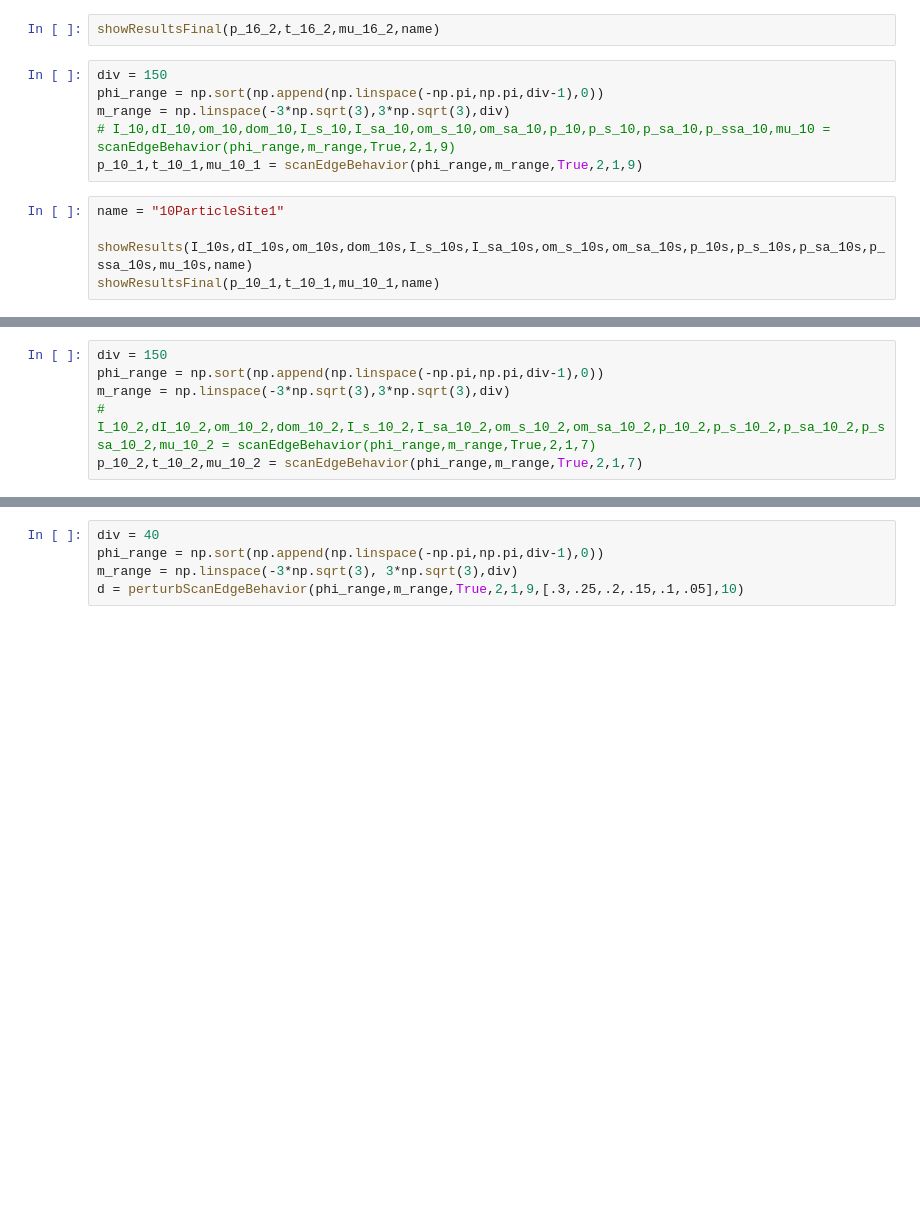
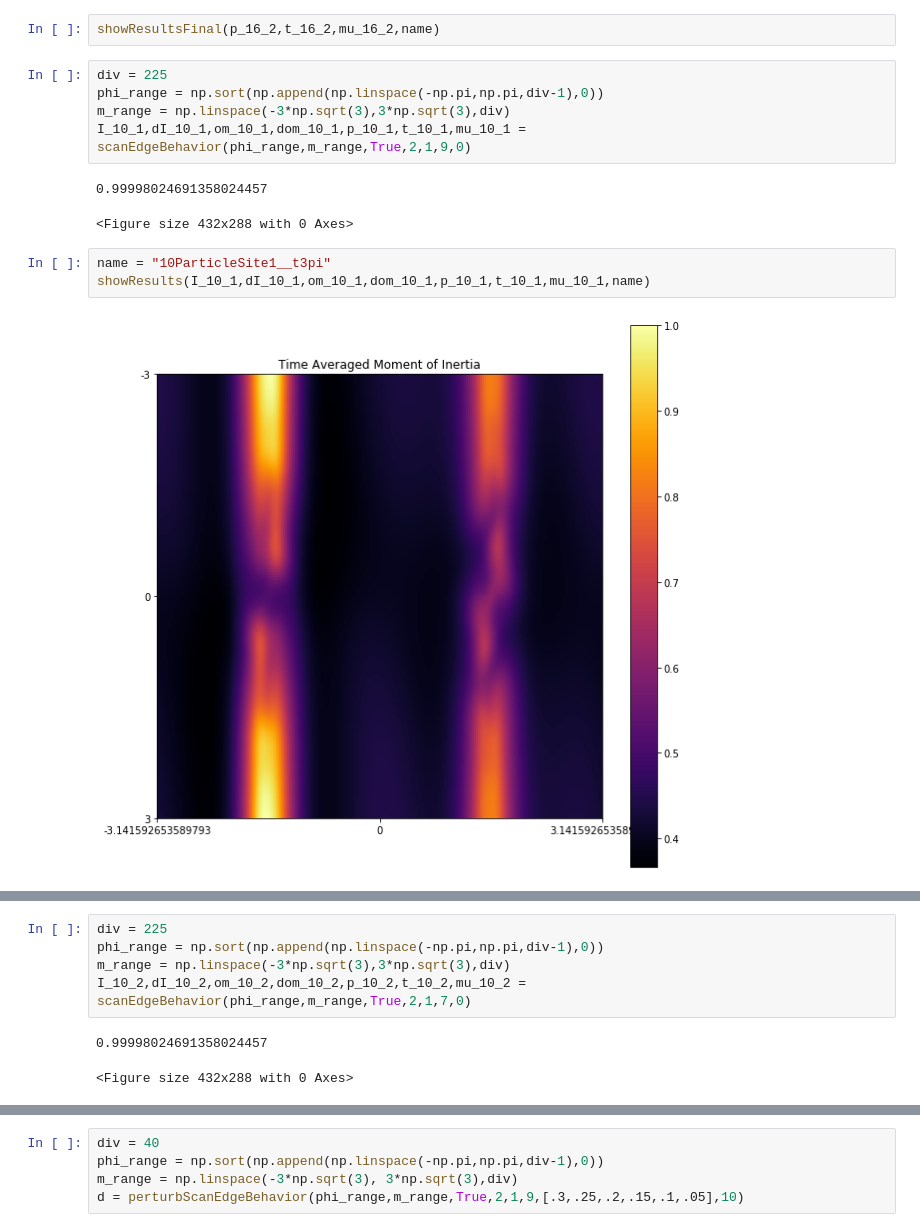
Before and after one commit to JordanK10/bernien_lab, a Jupyter notebook: Hamiltonians/Haldane_Model/hexagonal_lattice.ipynb, the cells around one changed output, grey strips where cells are left out. Saved outputs shown, nothing was run; the diff lists cells and outputs as text; blank space fills up the shorter version.

```diff
--- a/Hamiltonians/Haldane_Model/hexagonal_lattice.ipynb
+++ b/Hamiltonians/Haldane_Model/hexagonal_lattice.ipynb
@@ -861,13 +840,15 @@ showResults(I_19_2,dI_19_2,om_19_2,dom_19_2,I_s_19_2,I_sa_19_2,om_s_19_2,om_sa_1
 # %%
 showResultsFinal(p_16_2,t_16_2,mu_16_2,name)
 # %%
-div = 150
+div = 225
 phi_range = np.sort(np.append(np.linspace(-np.pi,np.pi,div-1),0))
 m_range = np.linspace(-3*np.sqrt(3),3*np.sqrt(3),div)
-# I_10,dI_10,om_10,dom_10,I_s_10,I_sa_10,om_s_10,om_sa_10,p_10,p_s_10,p_sa_10,p_ssa_10,mu_10 = scanEdgeBehavior(phi_range,m_range,True,2,1,9)
-p_10_1,t_10_1,mu_10_1 = scanEdgeBehavior(phi_range,m_range,True,2,1,9)
+I_10_1,dI_10_1,om_10_1,dom_10_1,p_10_1,t_10_1,mu_10_1 = scanEdgeBehavior(phi_range,m_range,True,2,1,9,0)
+# %% [output]
+0.99998024691358024457
+<Figure size 432x288 with 0 Axes>
-# %%
-name = "10ParticleSite1"
-
-showResults(I_10s,dI_10s,om_10s,dom_10s,I_s_10s,I_sa_10s,om_s_10s,om_sa_10s,p_10s,p_s_10s,p_sa_10s,p_ssa_10s,mu_10s,name)
-showResultsFinal(p_10_1,t_10_1,mu_10_1,name)
+# %%
+name = "10ParticleSite1__t3pi"
+showResults(I_10_1,dI_10_1,om_10_1,dom_10_1,p_10_1,t_10_1,mu_10_1,name)
+# %% [output]
+[figure, added]
@@ -874,7 +861,9 @@ showResultsFinal(p_10_1,t_10_1,mu_10_1,name)
 # %%
-div = 150
+div = 225
 phi_range = np.sort(np.append(np.linspace(-np.pi,np.pi,div-1),0))
 m_range = np.linspace(-3*np.sqrt(3),3*np.sqrt(3),div)
-# I_10_2,dI_10_2,om_10_2,dom_10_2,I_s_10_2,I_sa_10_2,om_s_10_2,om_sa_10_2,p_10_2,p_s_10_2,p_sa_10_2,p_ssa_10_2,mu_10_2 = scanEdgeBehavior(phi_range,m_range,True,2,1,7)
-p_10_2,t_10_2,mu_10_2 = scanEdgeBehavior(phi_range,m_range,True,2,1,7)
+I_10_2,dI_10_2,om_10_2,dom_10_2,p_10_2,t_10_2,mu_10_2 = scanEdgeBehavior(phi_range,m_range,True,2,1,7,0)
+# %% [output]
+0.99998024691358024457
+<Figure size 432x288 with 0 Axes>
 # %%
```
Also changed, not shown: parts of 17 cells of this notebook, 21 other files.
